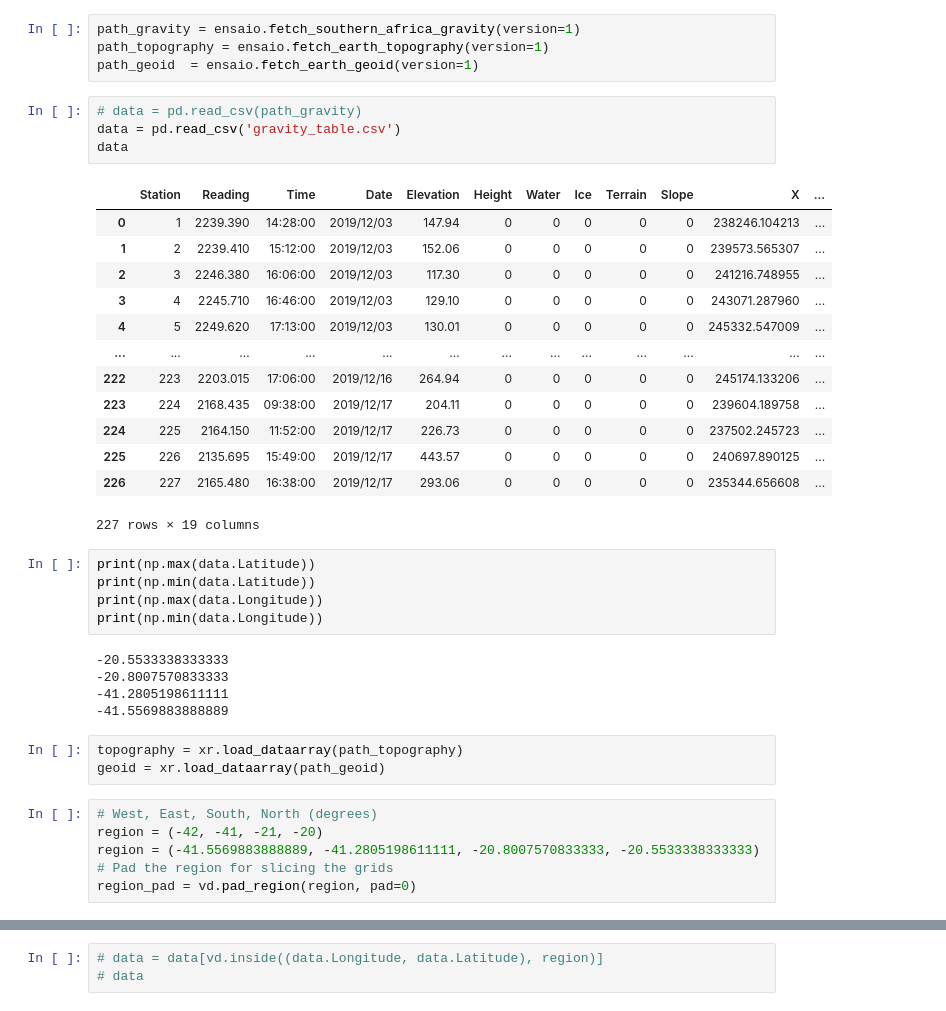
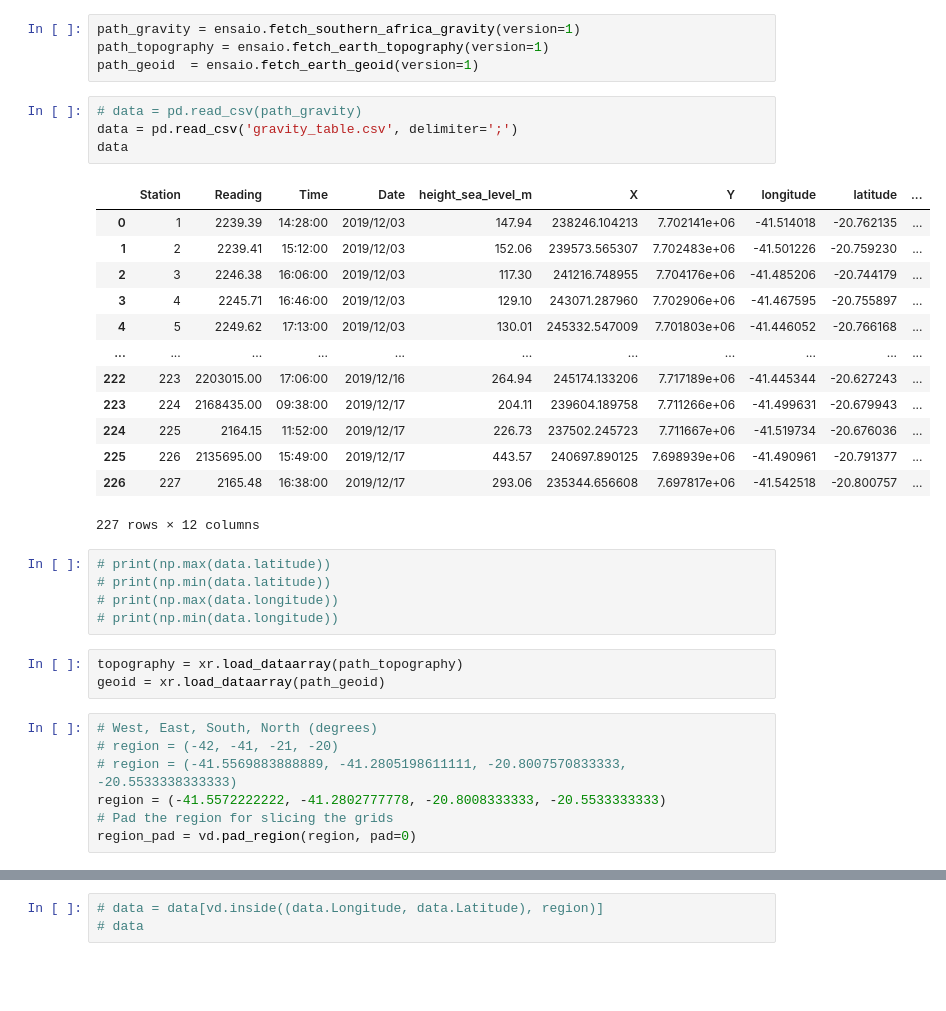
Before and after one commit to Souza-junior/Disciplina_Verao_IAG_2024, a Jupyter notebook: Code/Projeto.ipynb, the cells around one changed output, grey strips where cells are left out. Saved outputs shown, nothing was run; the diff lists cells and outputs as text; blank space fills up the shorter version.

Commit message:
Add changes in the data table and set the geoid to constant

```diff
--- a/Code/Projeto.ipynb
+++ b/Code/Projeto.ipynb
@@ -17,38 +21,34 @@ path_topography = ensaio.fetch_earth_topography(version=1)
 path_geoid  = ensaio.fetch_earth_geoid(version=1)
 # %%
 # data = pd.read_csv(path_gravity)
-data = pd.read_csv('gravity_table.csv')
+data = pd.read_csv('gravity_table.csv', delimiter=';')
 data
 # %% [output]
-|  | Station | Reading | Time | Date | Elevation | Height | Water | Ice | Terrain | Slope | X | ... |
-| 0 | 1 | 2239.390 | 14:28:00 | 2019/12/03 | 147.94 | 0 | 0 | 0 | 0 | 0 | 238246.104213 | ... |
-| 1 | 2 | 2239.410 | 15:12:00 | 2019/12/03 | 152.06 | 0 | 0 | 0 | 0 | 0 | 239573.565307 | ... |
-| 2 | 3 | 2246.380 | 16:06:00 | 2019/12/03 | 117.30 | 0 | 0 | 0 | 0 | 0 | 241216.748955 | ... |
-| 3 | 4 | 2245.710 | 16:46:00 | 2019/12/03 | 129.10 | 0 | 0 | 0 | 0 | 0 | 243071.287960 | ... |
-| 4 | 5 | 2249.620 | 17:13:00 | 2019/12/03 | 130.01 | 0 | 0 | 0 | 0 | 0 | 245332.547009 | ... |
-| ... | ... | ... | ... | ... | ... | ... | ... | ... | ... | ... | ... | ... |
-| 222 | 223 | 2203.015 | 17:06:00 | 2019/12/16 | 264.94 | 0 | 0 | 0 | 0 | 0 | 245174.133206 | ... |
-| 223 | 224 | 2168.435 | 09:38:00 | 2019/12/17 | 204.11 | 0 | 0 | 0 | 0 | 0 | 239604.189758 | ... |
-| 224 | 225 | 2164.150 | 11:52:00 | 2019/12/17 | 226.73 | 0 | 0 | 0 | 0 | 0 | 237502.245723 | ... |
-| 225 | 226 | 2135.695 | 15:49:00 | 2019/12/17 | 443.57 | 0 | 0 | 0 | 0 | 0 | 240697.890125 | ... |
-| 226 | 227 | 2165.480 | 16:38:00 | 2019/12/17 | 293.06 | 0 | 0 | 0 | 0 | 0 | 235344.656608 | ... |
+|  | Station | Reading | Time | Date | height_sea_level_m | X | Y | longitude | latitude | ... |
+| 0 | 1 | 2239.39 | 14:28:00 | 2019/12/03 | 147.94 | 238246.104213 | 7.702141e+06 | -41.514018 | -20.762135 | ... |
+| 1 | 2 | 2239.41 | 15:12:00 | 2019/12/03 | 152.06 | 239573.565307 | 7.702483e+06 | -41.501226 | -20.759230 | ... |
+| 2 | 3 | 2246.38 | 16:06:00 | 2019/12/03 | 117.30 | 241216.748955 | 7.704176e+06 | -41.485206 | -20.744179 | ... |
+| 3 | 4 | 2245.71 | 16:46:00 | 2019/12/03 | 129.10 | 243071.287960 | 7.702906e+06 | -41.467595 | -20.755897 | ... |
+| 4 | 5 | 2249.62 | 17:13:00 | 2019/12/03 | 130.01 | 245332.547009 | 7.701803e+06 | -41.446052 | -20.766168 | ... |
+| ... | ... | ... | ... | ... | ... | ... | ... | ... | ... | ... |
+| 222 | 223 | 2203015.00 | 17:06:00 | 2019/12/16 | 264.94 | 245174.133206 | 7.717189e+06 | -41.445344 | -20.627243 | ... |
+| 223 | 224 | 2168435.00 | 09:38:00 | 2019/12/17 | 204.11 | 239604.189758 | 7.711266e+06 | -41.499631 | -20.679943 | ... |
+| 224 | 225 | 2164.15 | 11:52:00 | 2019/12/17 | 226.73 | 237502.245723 | 7.711667e+06 | -41.519734 | -20.676036 | ... |
+| 225 | 226 | 2135695.00 | 15:49:00 | 2019/12/17 | 443.57 | 240697.890125 | 7.698939e+06 | -41.490961 | -20.791377 | ... |
+| 226 | 227 | 2165.48 | 16:38:00 | 2019/12/17 | 293.06 | 235344.656608 | 7.697817e+06 | -41.542518 | -20.800757 | ... |
-227 rows × 19 columns
+227 rows × 12 columns
 # %%
-print(np.max(data.Latitude))
-print(np.min(data.Latitude))
-print(np.max(data.Longitude))
-print(np.min(data.Longitude))
+# print(np.max(data.latitude))
+# print(np.min(data.latitude))
+# print(np.max(data.longitude))
+# print(np.min(data.longitude))
-# %% [output]
--20.5533338333333
--20.8007570833333
--41.2805198611111
--41.5569883888889
 # %%
 topography = xr.load_dataarray(path_topography)
 geoid = xr.load_dataarray(path_geoid)
 # %%
 # West, East, South, North (degrees)
-region = (-42, -41, -21, -20)
-region = (-41.5569883888889, -41.2805198611111, -20.8007570833333, -20.5533338333333)
+# region = (-42, -41, -21, -20)
+# region = (-41.5569883888889, -41.2805198611111, -20.8007570833333, -20.5533338333333)
+region = (-41.5572222222, -41.2802777778, -20.8008333333, -20.5533333333)
 # Pad the region for slicing the grids
 region_pad = vd.pad_region(region, pad=0)
```
Also changed, not shown: parts of 15 cells of this notebook, 3 other files.
